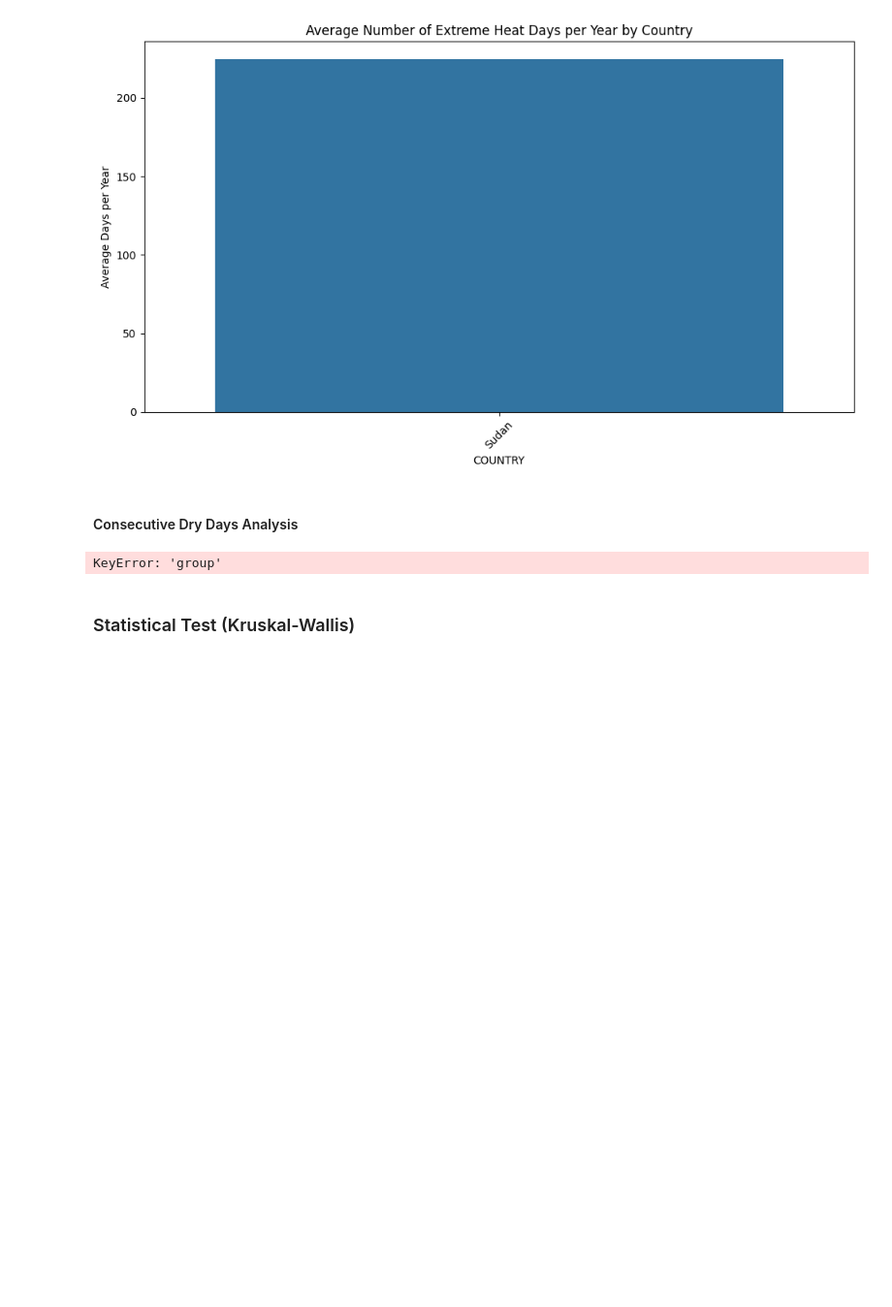
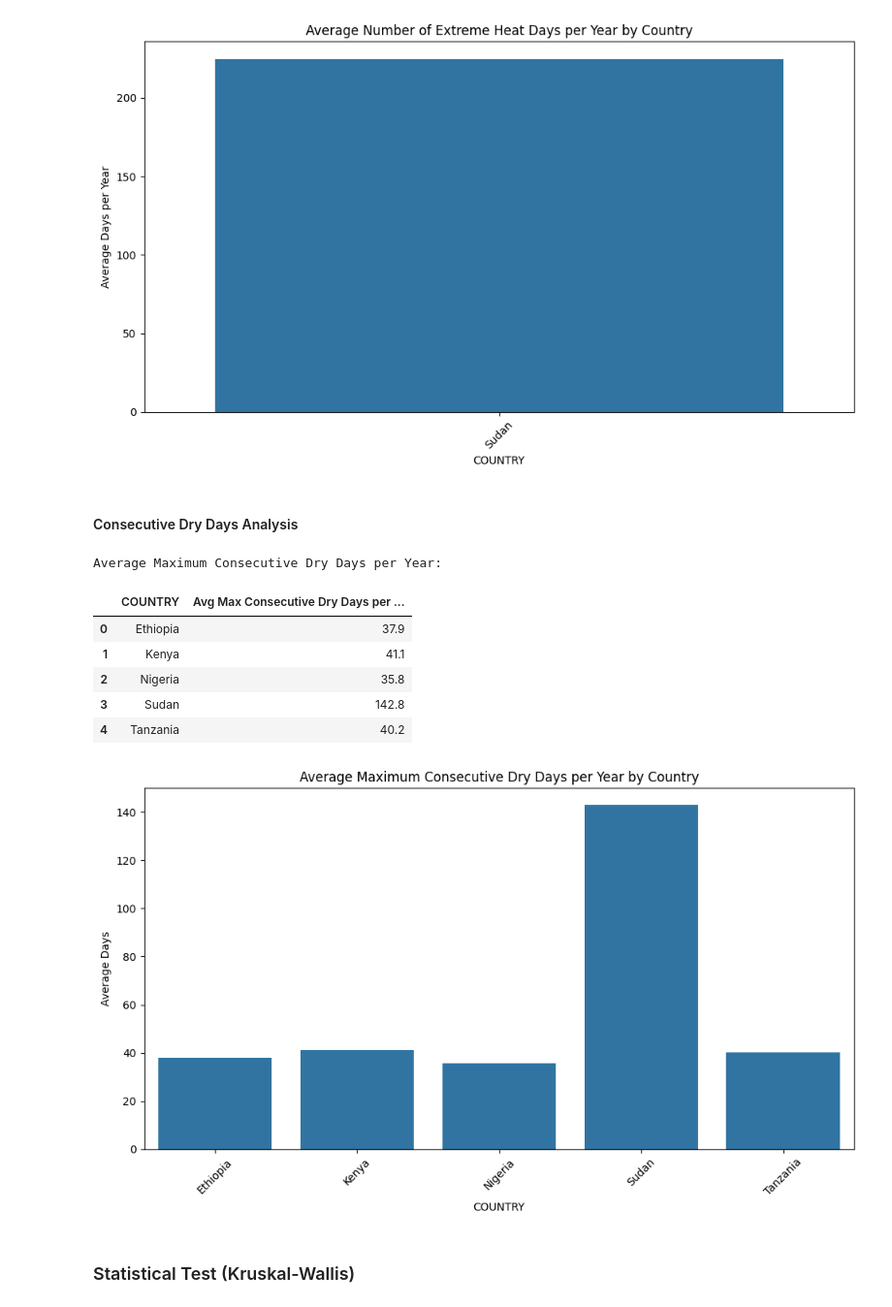
Before and after one commit to MasteryProgram/climate-challenge-week0, a Jupyter notebook: notebooks/compare_countries.ipynb, the cells around one changed output. Shown at 97% size. Drawn from its saved outputs; the diff is of its cells as text; code cells hidden in the pictures; blank space fills up the shorter version.

Commit message:
fix: errors in compare_countries.ipynb

```diff
--- a/notebooks/compare_countries.ipynb
+++ b/notebooks/compare_countries.ipynb
@@ -156,37 +167,59 @@ Average Extreme Heat Days per Year (>35°C):
 # %% [markdown]
 #### Consecutive Dry Days Analysis
 # %%
+def max_consecutive_dry_days(group):
+    # Create dry indicator (1 = dry day, 0 = wet day)
+    dry = (group['PRECTOTCORR'] < 1).astype(int)
 
-def max_consecutive_dry_days(group):
-    dry = (group['PRECTOTCORR'] < 1).astype(int)
-    dry['group'] = (dry != dry.shift()).cumsum()
-    return dry.groupby('group').sum().max()
+    dry = dry.to_frame(name='is_dry')
 
+    dry['group'] = (dry['is_dry'] != dry['is_dry'].shift()).cumsum()
+
+    return dry.groupby('group')['is_dry'].sum().max()
+
+
+# for all countries
 dry_days_per_year = []
 
 for country in df_all['COUNTRY'].unique():
     country_data = df_all[df_all['COUNTRY'] == country].copy()
-    yearly_dry = country_data.groupby('YEAR').apply(max_consecutive_dry_days).reset_index(name='Max_Consecutive_Dry_Days')
+
+    yearly_dry = (country_data.groupby('YEAR')
+                  .apply(max_consecutive_dry_days)
+                  .reset_index(name='Max_Consecutive_Dry_Days'))
+
     yearly_dry['COUNTRY'] = country
     dry_days_per_year.append(yearly_dry)
 
 dry_summary = pd.concat(dry_days_per_year, ignore_index=True)
-dry_avg = dry_summary.groupby('COUNTRY')['Max_Consecutive_Dry_Days'].mean().round(1).reset_index()
+
+dry_avg = (dry_summary.groupby('COUNTRY')['Max_Consecutive_Dry_Days']
+           .mean()
+           .round(1)
+           .reset_index())
+
 dry_avg = dry_avg.rename(columns={'Max_Consecutive_Dry_Days': 'Avg Max Consecutive Dry Days per Year'})
 
 print("Average Maximum Consecutive Dry Days per Year:")
 display(dry_avg)
 
 # Bar plot
 plt.figure(figsize=(10, 6))
 sns.barplot(data=dry_avg, x='COUNTRY', y='Avg Max Consecutive Dry Days per Year')
 plt.title('Average Maximum Consecutive Dry Days per Year by Country')
 plt.ylabel('Average Days')
 plt.xticks(rotation=45)
 plt.tight_layout()
 plt.show()
 # %% [output]
-KeyError: 'group'
+Average Maximum Consecutive Dry Days per Year:
+|  | COUNTRY | Avg Max Consecutive Dry Days per ... |
+| 0 | Ethiopia | 37.9 |
+| 1 | Kenya | 41.1 |
+| 2 | Nigeria | 35.8 |
+| 3 | Sudan | 142.8 |
+| 4 | Tanzania | 40.2 |
+[figure, added]
 # %% [markdown]
 ### Statistical Test (Kruskal-Wallis)
 # %%
```
Also changed, not shown: parts of 3 cells of this notebook.
